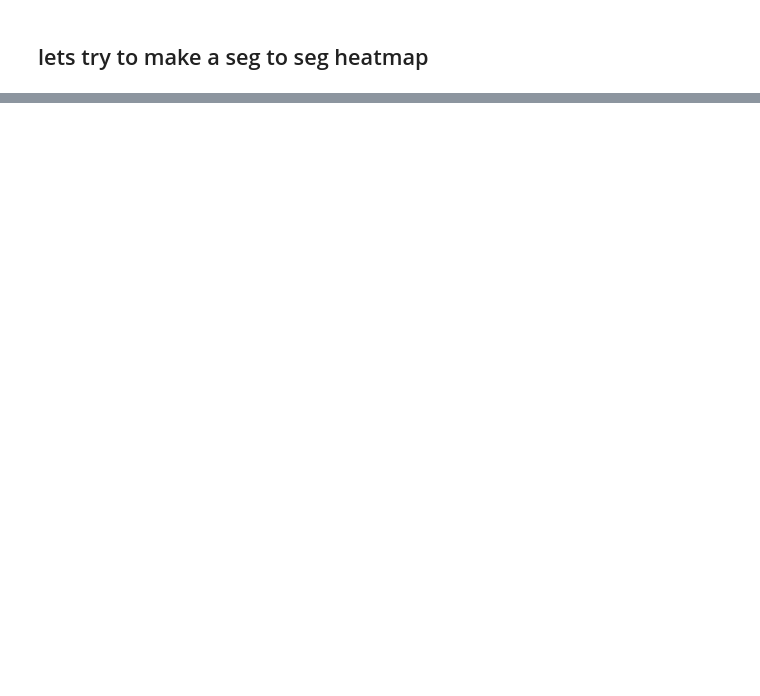
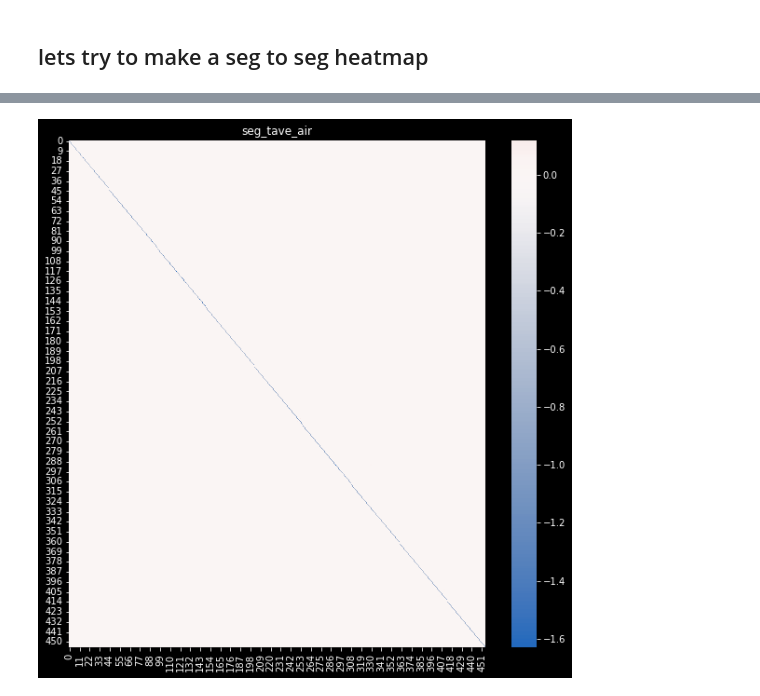
Before and after one commit to DOI-USGS/xai-workflows, a Jupyter notebook: prototyping_notebooks/04_01_02_Modular_CustomIntGrad_SpaceTime_Influences.ipynb, the cells around one changed output, grey strips where cells are left out. Saved outputs shown, nothing was run; the diff lists cells and outputs as text; code cells hidden in the pictures; blank space fills up the shorter version.

```diff
--- a/prototyping_notebooks/04_01_02_Modular_CustomIntGrad_SpaceTime_Influences.ipynb
+++ b/prototyping_notebooks/04_01_02_Modular_CustomIntGrad_SpaceTime_Influences.ipynb
@@ -116,0 +120,12 @@ plt.show()
+# %%
+i=3
+IG = seg2seg_influence[:,:,i]
+#low_lim = np.quantile(IG,.05)
+#high_lim = np.quantile(IG,.95)
+fig, ax = plt.subplots(figsize=(10,10))
+sns.heatmap(IG, cmap='vlag',center=0,ax=ax)
+plt.title(river_dl['x_vars'][i])
+plt.tight_layout
+plt.show()
+# %% [output]
+[figure, added]
```
Also changed, not shown: parts of 14 cells of this notebook, 1 other file.
